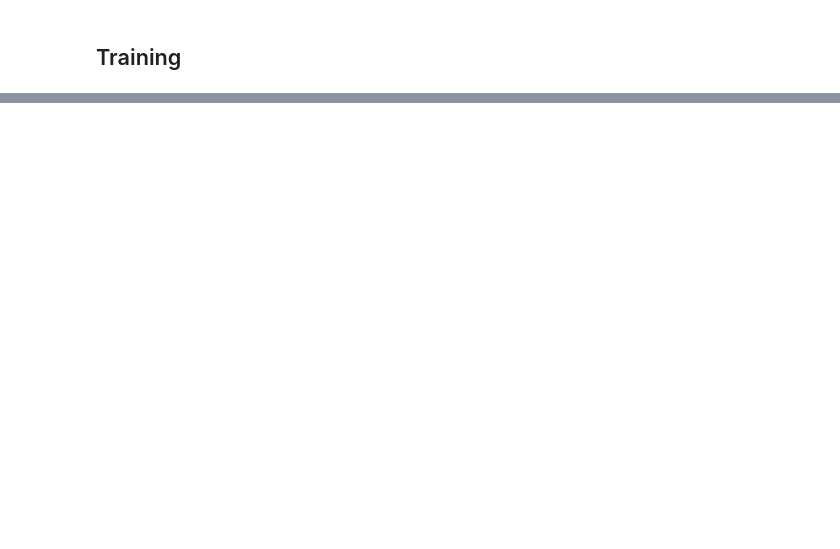
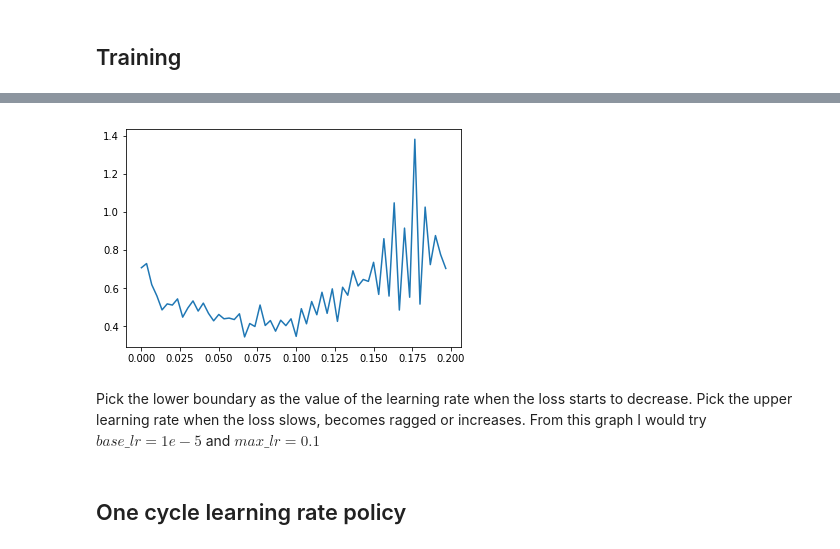
Before and after one commit to yanneta/deep-learning-with-pytorch, a Jupyter notebook: lesson3.ipynb, the cells around one changed output, grey strips where cells are left out. Drawn from its saved outputs; the diff is of its cells as text; code cells hidden in the pictures; blank space fills up the shorter version.

```diff
--- a/lesson3.ipynb
+++ b/lesson3.ipynb
@@ -307,7 +278,7 @@ batch_size = 500
 train_dl = DataLoader(train_ds, batch_size=batch_size)
 valid_dl = DataLoader(valid_ds, batch_size=batch_size)
 # %%
-model = MixedInputModel(emb_szs, 172).cuda()
+model = MixedInputModel(emb_szs, 172) #.cuda()
 # %%
 # Try the higest learning rate that doesn't cycle
 #optim = get_optimizer(model, lr = 0.1, wd = 0.0)
@@ -337,0 +317,48 @@ val loss 0.2613539876014819 0.901122980005478
+# %%
+def save_model(m, p): torch.save(m.state_dict(), p)
+
+def load_model(m, p): m.load_state_dict(torch.load(p))
+
+def LR_range_finder(model, train_dl, lr_low=1e-5, lr_high=1, epochs=2):
+    losses = []
+    p = PATH/"mode_tmp.pth"
+    save_model(model, str(p))
+    iterations = epochs * len(train_dl)
+    delta = (lr_high - lr_low)/iterations
+    lrs = [lr_low + i*delta for i in range(iterations)]
+    model.train()
+    ind = 0
+    for i in range(epochs):
+        for i, (x1, x2, y) in enumerate(train_dl):
+            optim = get_optimizer(model, lr=lrs[ind])
+            batch = y.shape[0]
+            y = y.unsqueeze(1)
+            out = model(x1, x2)
+            loss = F.binary_cross_entropy_with_logits(out, y)
+            optim.zero_grad()
+            loss.backward()
+            optim.step()
+            losses.append(loss.item())
+            ind +=1
+
+    load_model(model, str(p))
+    return lrs, losses
+# %%
+batch_size = 500
+train_dl = DataLoader(train_ds, batch_size=batch_size)
+valid_dl = DataLoader(valid_ds, batch_size=batch_size)
+model = MixedInputModel(emb_szs, 172)
+# %%
+# lr_low, lr_high and batch_size are important so that the plot gives
+# useful information
+lrs, losses = LR_range_finder(model, train_dl, lr_low=1e-5, lr_high=0.2)
+# %%
+plt.plot(lrs, losses)
+#plt.plot(lrs[:30], losses[:30])
+plt.show()
+# %% [output]
+[figure, added]
+# %% [markdown]
+Pick the lower boundary as the value of the learning rate when the loss starts to decrease. Pick the upper learning rate when the loss slows, becomes ragged or increases. From this graph I would try $base\_lr=1e-5$ and $max\_lr=0.1$
+# %% [markdown]
+## One cycle learning rate policy
```
Also changed, not shown: parts of 20 cells of this notebook.
